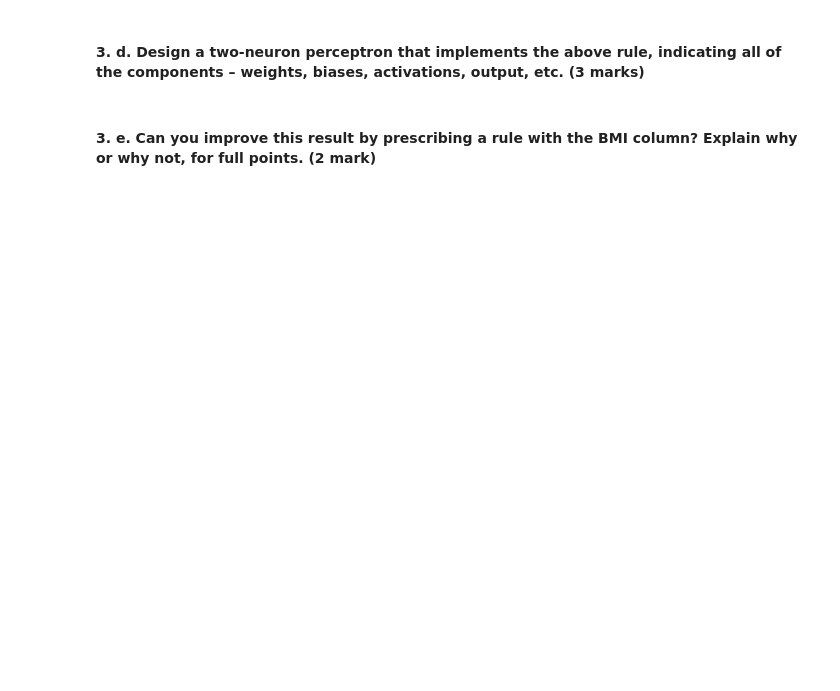
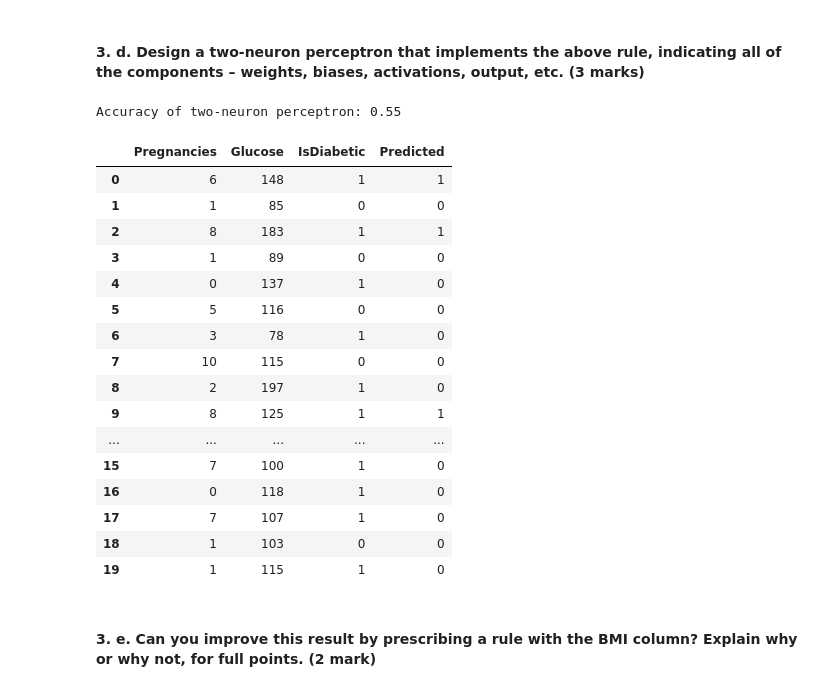
Before and after one commit to theForce-droid/AIandDeepLearning, a Jupyter notebook: AIDL_Grp2.ipynb, the cells around one changed output. Drawn from its saved outputs; the diff is of its cells as text; code cells hidden in the pictures; blank space fills up the shorter version.

```diff
--- a/AIDL_Grp2.ipynb
+++ b/AIDL_Grp2.ipynb
@@ -682,5 +730,56 @@ Perceptron rule accuracy: 0.55
 # %% [markdown]
 #### 3. d.	Design a two-neuron perceptron that implements the above rule, indicating all of the components – weights, biases, activations, output, etc. (3 marks)
+# %%
+import numpy as np
+import pandas as pd
+
+# Use the same dataset
+csv_path = 'https://raw.githubusercontent.com/theForce-droid/AIandDeepLearning/main/diabetes.csv'
+df_diabetes = pd.read_csv(csv_path).head(20)
+df_diabetes.rename(columns={'Outcome':'IsDiabetic'}, inplace=True)
+
+# Best X from previous step
+X = 117
+
+# Define perceptron components
+def step(x):
+    return np.where(x >= 0, 1, 0)
+
+def two_neuron_perceptron(p, g):
+    # Neuron 1: Pregnancies >= 3
+    a1 = step(p - 3)
+    # Neuron 2: Glucose >= X
+    a2 = step(g - X)
+    # Output neuron (AND)
+    y_hat = step(a1 + a2 - 1.5)
+    return y_hat
+
+df_diabetes["Predicted"] = two_neuron_perceptron(df_diabetes["Pregnancies"], df_diabetes["Glucose"])
+
+# Calculate accuracy
+accuracy = accuracy_score(df_diabetes["IsDiabetic"], df_diabetes["Predicted"])
+print(f"\nAccuracy of two-neuron perceptron: {accuracy:.2f}")
+
+display(df_diabetes[["Pregnancies", "Glucose", "IsDiabetic", "Predicted"]])
+# %% [output]
+Accuracy of two-neuron perceptron: 0.55
+|  | Pregnancies | Glucose | IsDiabetic | Predicted |
+| 0 | 6 | 148 | 1 | 1 |
+| 1 | 1 | 85 | 0 | 0 |
+| 2 | 8 | 183 | 1 | 1 |
+| 3 | 1 | 89 | 0 | 0 |
+| 4 | 0 | 137 | 1 | 0 |
+| 5 | 5 | 116 | 0 | 0 |
+| 6 | 3 | 78 | 1 | 0 |
+| 7 | 10 | 115 | 0 | 0 |
+| 8 | 2 | 197 | 1 | 0 |
+| 9 | 8 | 125 | 1 | 1 |
+| ... | ... | ... | ... | ... |
+| 15 | 7 | 100 | 1 | 0 |
+| 16 | 0 | 118 | 1 | 0 |
+| 17 | 7 | 107 | 1 | 0 |
+| 18 | 1 | 103 | 0 | 0 |
+| 19 | 1 | 115 | 1 | 0 |
 # %% [markdown]
 #### 3. e.	Can you improve this result by prescribing a rule with the BMI column? Explain why or why not, for full points. (2 mark)
 # %% [markdown]
```
Also changed, not shown: parts of 1 cell of this notebook.
